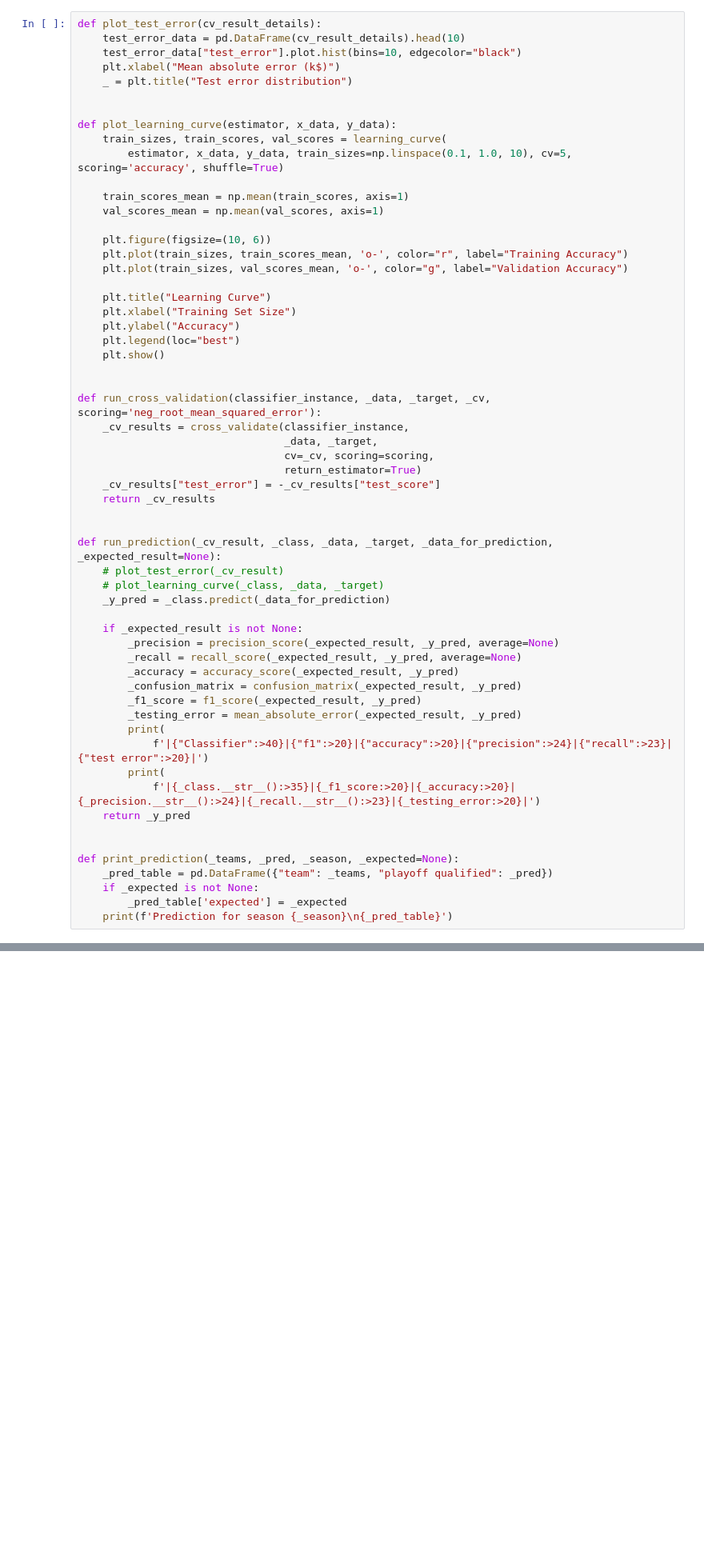
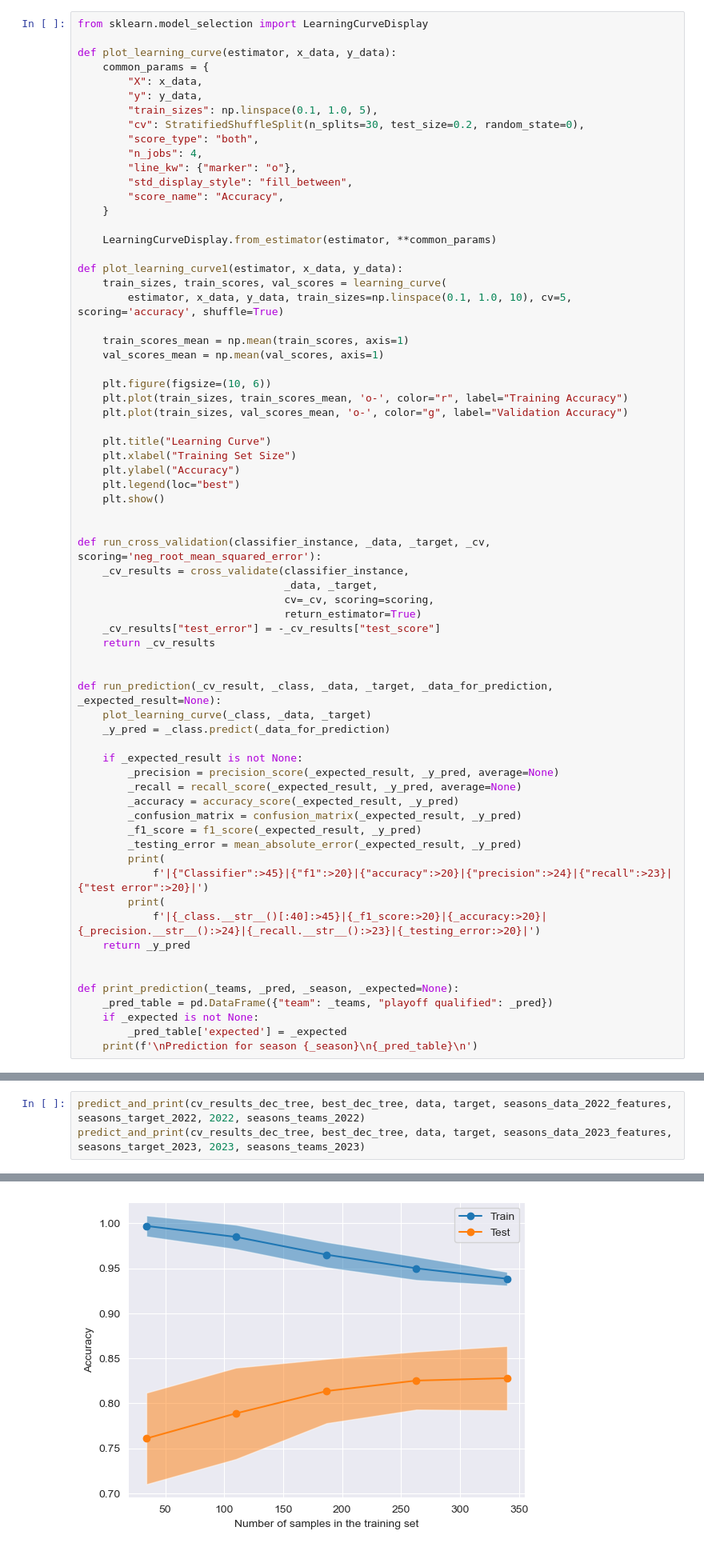
Before and after one commit to nixspirit/ml-projects, a Jupyter notebook: labs/midterm/middterm12.ipynb, the cells around one changed output, grey strips where cells are left out. Shown at 80% size. Saved outputs shown, nothing was run; the diff lists cells and outputs as text; blank space fills up the shorter version.

```diff
--- a/labs/midterm/middterm12.ipynb
+++ b/labs/midterm/middterm12.ipynb
@@ -168,14 +169,24 @@ class MyKNearestNeighborsClassifier(BaseEstimator, ClassifierMixin):
 
 # check_estimator(MyKNearestNeighborsClassifier(3))
 # %%
-def plot_test_error(cv_result_details):
-    test_error_data = pd.DataFrame(cv_result_details).head(10)
-    test_error_data["test_error"].plot.hist(bins=10, edgecolor="black")
-    plt.xlabel("Mean absolute error (k$)")
-    _ = plt.title("Test error distribution")
-
+from sklearn.model_selection import LearningCurveDisplay
 
 def plot_learning_curve(estimator, x_data, y_data):
+    common_params = {
+        "X": x_data,
+        "y": y_data,
+        "train_sizes": np.linspace(0.1, 1.0, 5),
+        "cv": StratifiedShuffleSplit(n_splits=30, test_size=0.2, random_state=0),
+        "score_type": "both",
+        "n_jobs": 4,
+        "line_kw": {"marker": "o"},
+        "std_display_style": "fill_between",
+        "score_name": "Accuracy",
+    }
+
+    LearningCurveDisplay.from_estimator(estimator, **common_params)
+
+def plot_learning_curve1(estimator, x_data, y_data):
     train_sizes, train_scores, val_scores = learning_curve(
         estimator, x_data, y_data, train_sizes=np.linspace(0.1, 1.0, 10), cv=5, scoring='accuracy', shuffle=True)
 
@@ -203,8 +214,7 @@ def run_cross_validation(classifier_instance, _data, _target, _cv, scoring='neg_
 
 
 def run_prediction(_cv_result, _class, _data, _target, _data_for_prediction, _expected_result=None):
-    # plot_test_error(_cv_result)
-    # plot_learning_curve(_class, _data, _target)
+    plot_learning_curve(_class, _data, _target)
     _y_pred = _class.predict(_data_for_prediction)
 
     if _expected_result is not None:
@@ -215,9 +225,9 @@ def run_prediction(_cv_result, _class, _data, _target, _data_for_prediction, _ex
         _f1_score = f1_score(_expected_result, _y_pred)
         _testing_error = mean_absolute_error(_expected_result, _y_pred)
         print(
-            f'|{"Classifier":>40}|{"f1":>20}|{"accuracy":>20}|{"precision":>24}|{"recall":>23}|{"test error":>20}|')
+            f'|{"Classifier":>45}|{"f1":>20}|{"accuracy":>20}|{"precision":>24}|{"recall":>23}|{"test error":>20}|')
         print(
-            f'|{_class.__str__():>35}|{_f1_score:>20}|{_accuracy:>20}|{_precision.__str__():>24}|{_recall.__str__():>23}|{_testing_error:>20}|')
+            f'|{_class.__str__()[:40]:>45}|{_f1_score:>20}|{_accuracy:>20}|{_precision.__str__():>24}|{_recall.__str__():>23}|{_testing_error:>20}|')
     return _y_pred
 
 
@@ -225,7 +235,7 @@ def print_prediction(_teams, _pred, _season, _expected=None):
     _pred_table = pd.DataFrame({"team": _teams, "playoff qualified": _pred})
     if _expected is not None:
         _pred_table['expected'] = _expected
-    print(f'Prediction for season {_season}\n{_pred_table}')
+    print(f'\nPrediction for season {_season}\n{_pred_table}\n')
 # %%
 
 cv = StratifiedShuffleSplit(n_splits=30, test_size=0.2, random_state=0)
@@ -283,0 +322,4 @@ print_prediction(seasons_teams_2023, pred_results, 2023, seasons_target_2023)
+# %%
+predict_and_print(cv_results_dec_tree, best_dec_tree, data, target, seasons_data_2022_features, seasons_target_2022, 2022, seasons_teams_2022)
+predict_and_print(cv_results_dec_tree, best_dec_tree, data, target, seasons_data_2023_features, seasons_target_2023, 2023, seasons_teams_2023)
+# %% [output]
@@ -283,0 +343 @@ print_prediction(seasons_teams_2023, pred_results, 2023, seasons_target_2023)
+[figure, added]
```
Also changed, not shown: parts of 15 cells of this notebook.
